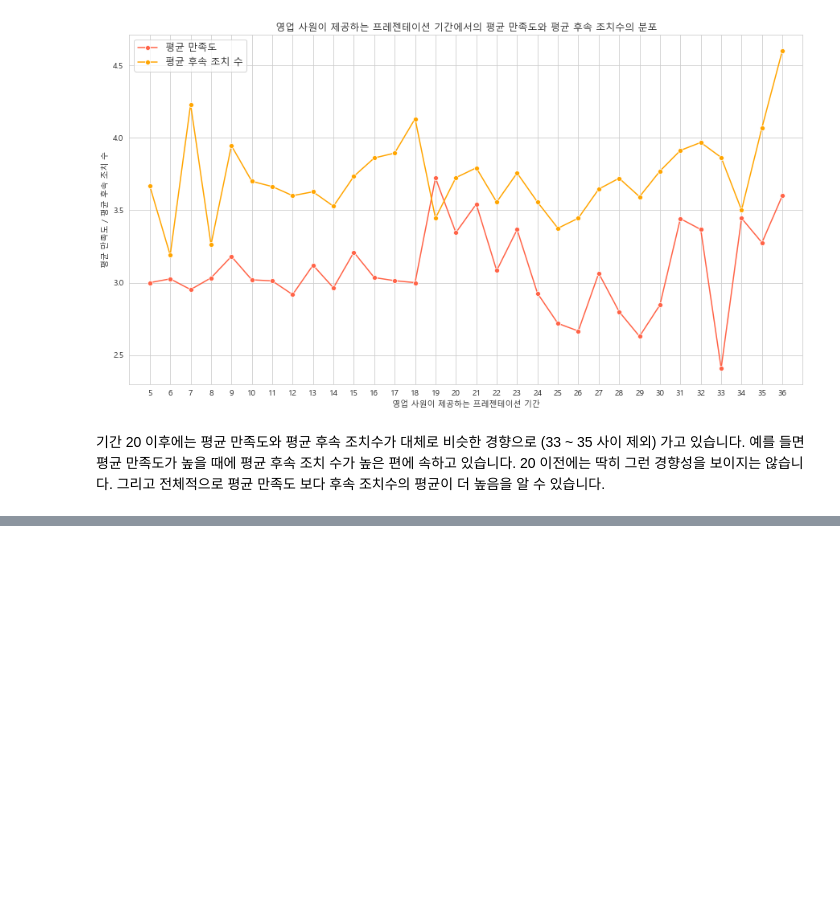
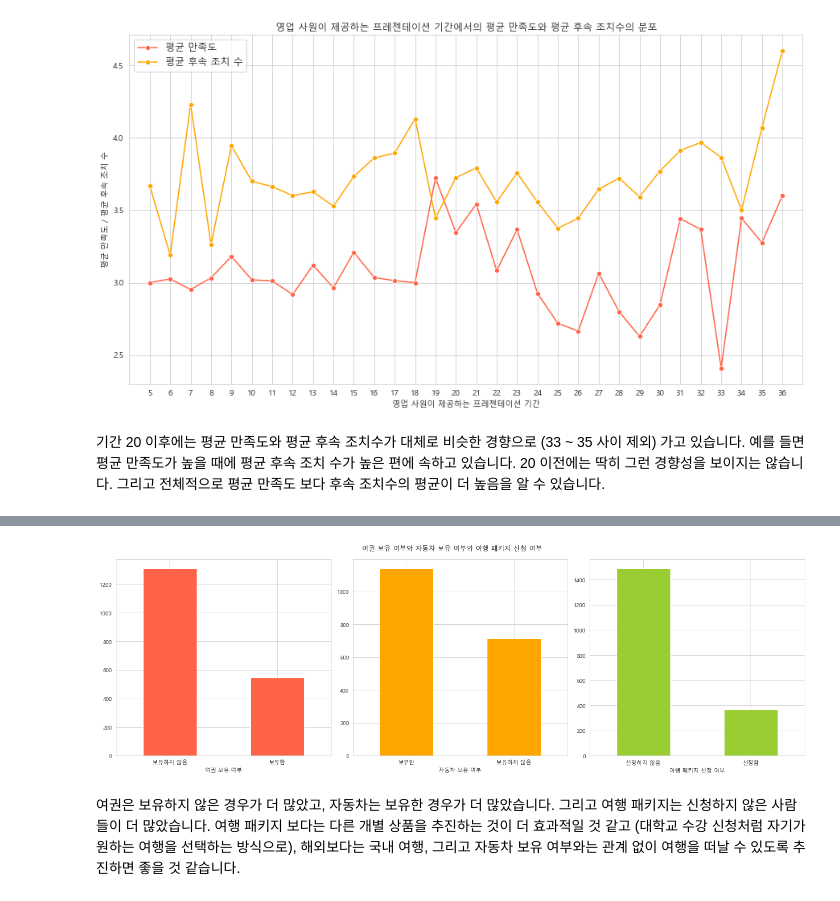
Before and after one commit to NohJeongKim/dacon-second-visualization, a Jupyter notebook: product.ipynb, the cells around one changed output, grey strips where cells are left out. Saved outputs shown, nothing was run; the diff lists cells and outputs as text; code cells hidden in the pictures; blank space fills up the shorter version.

```diff
--- a/product.ipynb
+++ b/product.ipynb
@@ -908,0 +989,23 @@ plt.savefig("./images/영업 사원이 제공하는 프레젠테이션 기간에
+# %%
+fig, ax=plt.subplots(1,3, figsize=(18,6))
+ax=ax.flatten()
+
+_=df_copy["passport"].value_counts().plot.bar(ax=ax[0], color="tomato")
+_=ax[0].set_xticklabels(["보유하지 않음", "보유함"], rotation=0)
+_=ax[0].set_xlabel("여권 보유 여부")
+
+_=df_copy["owncar"].value_counts().plot.bar(ax=ax[1], color="orange")
+_=ax[1].set_xticklabels(["보유함", "보유하지 않음"], rotation=0)
+_=ax[1].set_xlabel("자동차 보유 여부")
+
+_=df_copy["prodtaken"].value_counts().plot.bar(ax=ax[2], color="yellowgreen")
+_=ax[2].set_xticklabels(["신청하지 않음", "신청함"], rotation=0)
+_=ax[2].set_xlabel("여행 패키지 신청 여부")
+
+_=plt.suptitle("여권 보유 여부와 자동차 보유 여부와 여행 패키지 신청 여부")
+_=plt.tight_layout()
+plt.savefig("./images/여권 보유 여부와 자동차 보유 여부와 여행 패키지 신청 여부.png", dpi=200, facecolor="#E6E9EE")
+# %% [output]
+[figure, added]
+# %% [markdown]
+여권은 보유하지 않은 경우가 더 많았고, 자동차는 보유한 경우가 더 많았습니다. 그리고 여행 패키지는 신청하지 않은 사람들이 더 많았습니다. 여행 패키지 보다는 다른 개별 상품을 추진하는 것이 더 효과적일 것 같고 (대학교 수강 신청처럼 자기가 원하는 여행을 선택하는 방식으로), 해외보다는 국내 여행, 그리고 자동차 보유 여부와는 관계 없이 여행을 떠날 수 있도록 추진하면 좋을 것 같습니다.
```
Also changed, not shown: parts of 35 cells of this notebook, 11 other files.
